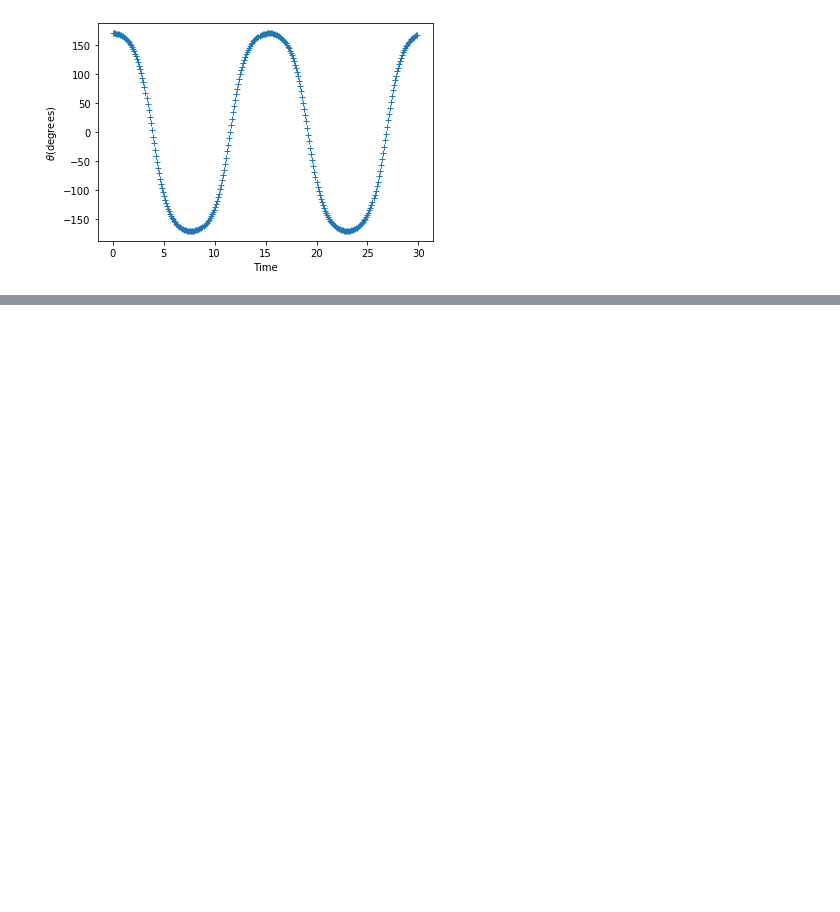
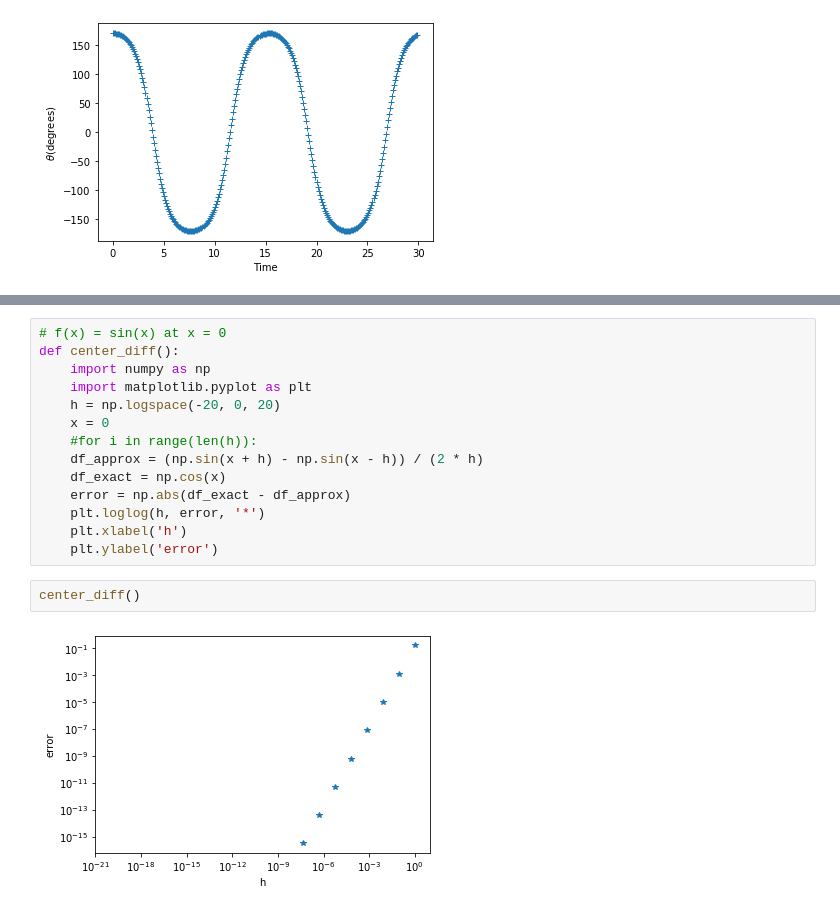
Before and after one commit to mattwilliams06/NumericalMethodsForPhysics, a Jupyter notebook: Ch2.ipynb, the cells around one changed output, grey strips where cells are left out. Saved outputs shown, nothing was run; the diff lists cells and outputs as text; blank space fills up the shorter version.

```diff
--- a/Ch2.ipynb
+++ b/Ch2.ipynb
@@ -742,0 +788,18 @@ The approximation for the period from equation 2.37 breaks down at this large an
+# %%
+# f(x) = sin(x) at x = 0
+def center_diff():
+    import numpy as np
+    import matplotlib.pyplot as plt
+    h = np.logspace(-20, 0, 20)
+    x = 0
+    #for i in range(len(h)):
+    df_approx = (np.sin(x + h) - np.sin(x - h)) / (2 * h)
+    df_exact = np.cos(x)
+    error = np.abs(df_exact - df_approx)
+    plt.loglog(h, error, '*')
+    plt.xlabel('h')
+    plt.ylabel('error')
+# %%
+center_diff()
+# %% [output]
+[figure, added]
```
Also changed, not shown: parts of 23 cells of this notebook, 1 other file.
